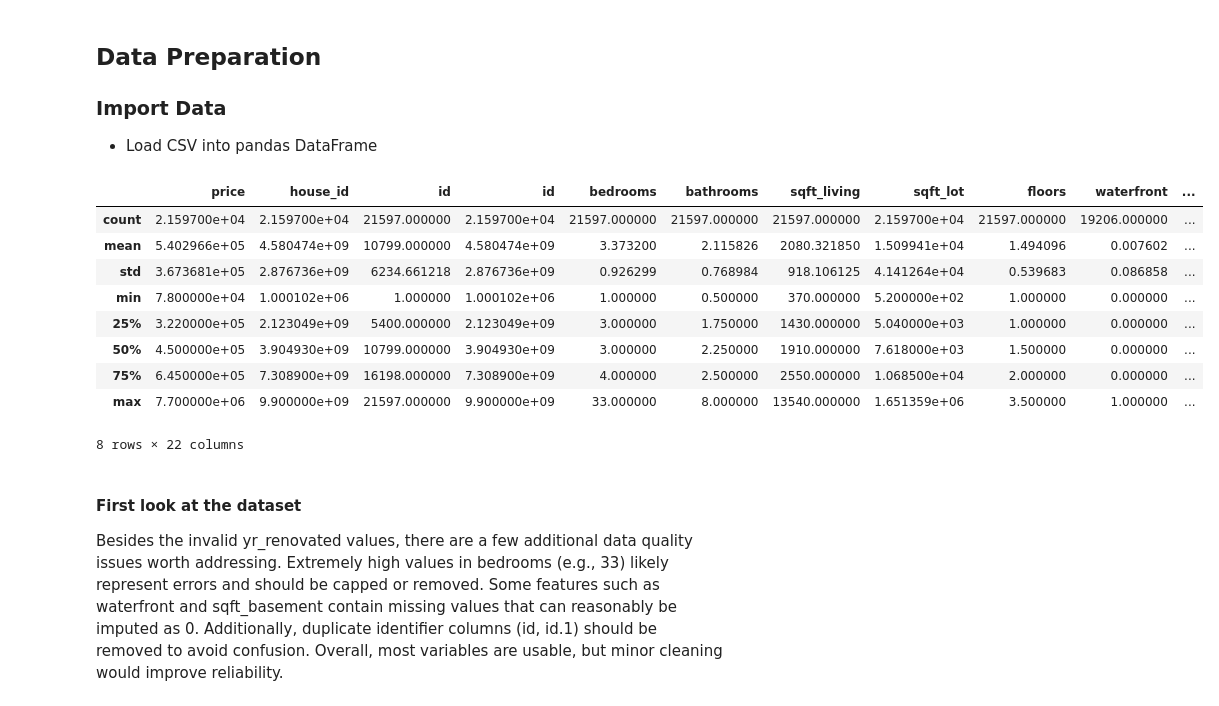
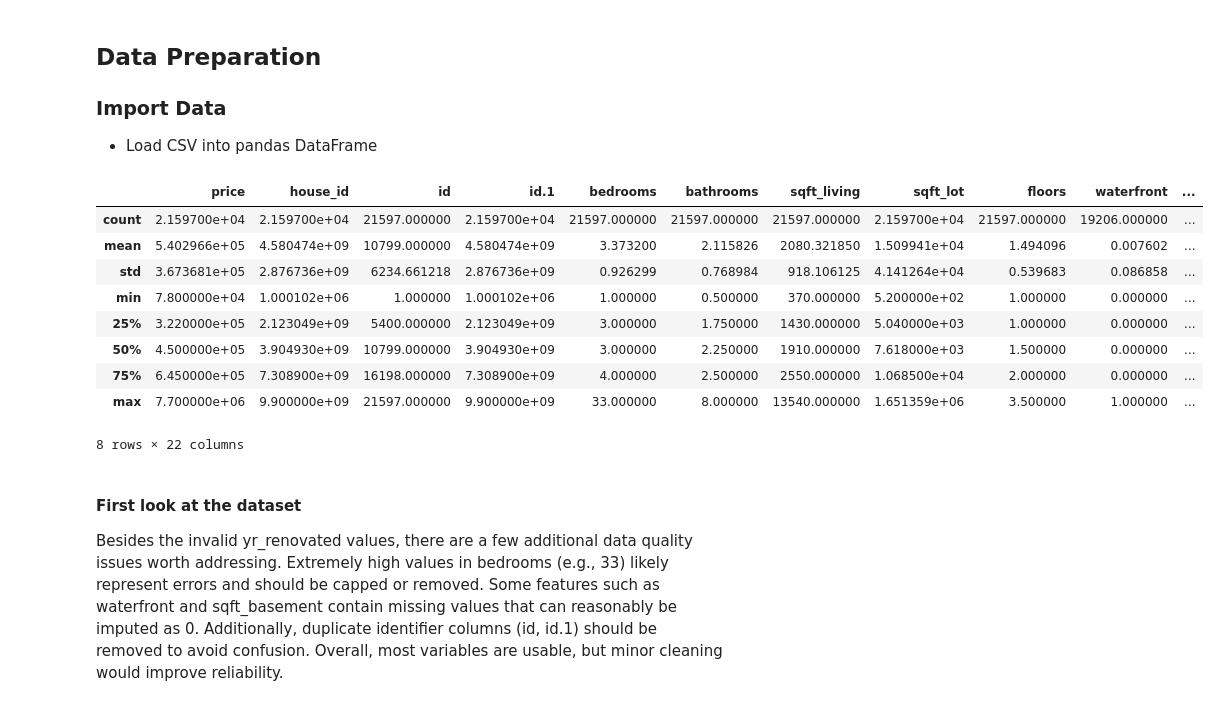
Before and after one commit to lingriosmichael/eda_template, a Jupyter notebook: eda_project.ipynb, the cells around one changed output. Cells and saved outputs as stored; diff of their text form; code cells hidden in the pictures.

```diff
--- a/eda_project.ipynb
+++ b/eda_project.ipynb
@@ -116,11 +119,11 @@ columns = [desc[0] for desc in cur.description]
 - Load CSV into pandas DataFrame
 # %%
 
-#df = pd.read_csv("data/dataset.csv")
-df = pd.DataFrame(rows, columns=columns)
+df = pd.read_csv("data/dataset.csv")
+#df = pd.DataFrame(rows, columns=columns)
 df.describe()
 # %% [output]
-|  | price | house_id | id | id | bedrooms | bathrooms | sqft_living | sqft_lot | floors | waterfront | ... |
+|  | price | house_id | id | id.1 | bedrooms | bathrooms | sqft_living | sqft_lot | floors | waterfront | ... |
 | count | 2.159700e+04 | 2.159700e+04 | 21597.000000 | 2.159700e+04 | 21597.000000 | 21597.000000 | 21597.000000 | 2.159700e+04 | 21597.000000 | 19206.000000 | ... |
 | mean | 5.402966e+05 | 4.580474e+09 | 10799.000000 | 4.580474e+09 | 3.373200 | 2.115826 | 2080.321850 | 1.509941e+04 | 1.494096 | 0.007602 | ... |
 | std | 3.673681e+05 | 2.876736e+09 | 6234.661218 | 2.876736e+09 | 0.926299 | 0.768984 | 918.106125 | 4.141264e+04 | 0.539683 | 0.086858 | ... |
```
Also changed, not shown: parts of 30 cells of this notebook.
